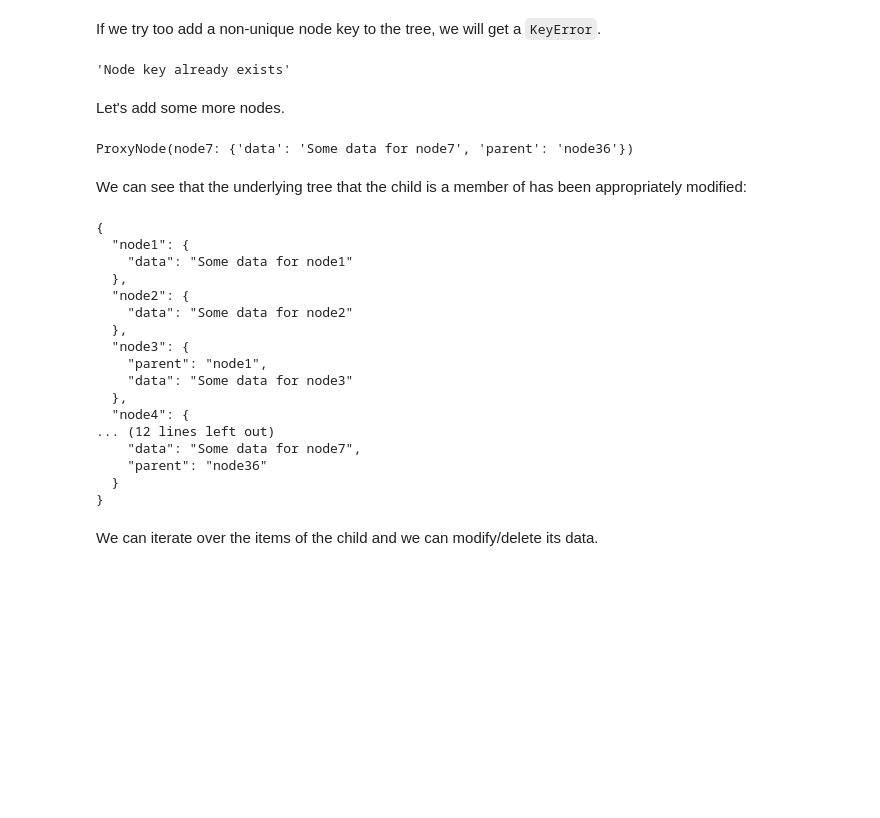
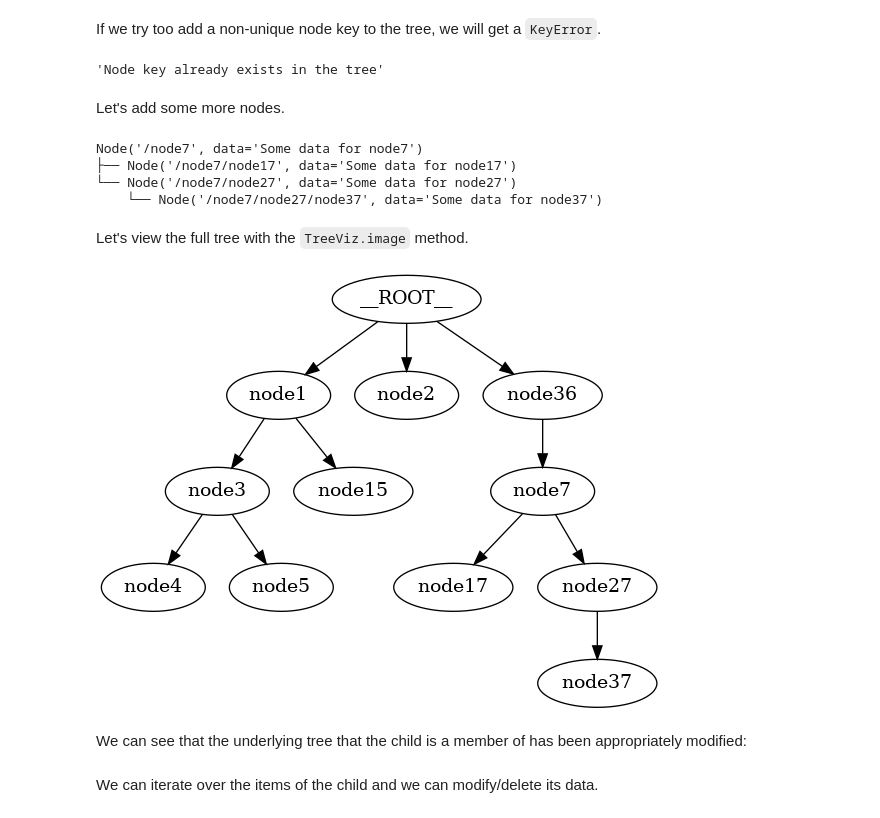
Before and after one commit to queelius/AlgoTree, a Jupyter notebook: dev/test.ipynb, the cells around one changed output. Drawn from its saved outputs; the diff is of its cells as text; code cells hidden in the pictures; blank space fills up the shorter version.

```diff
--- a/dev/test.ipynb
+++ b/dev/test.ipynb
@@ -171,42 +222,35 @@ ProxyNode(node36: {'data': 'Some data for node6', 'parent': 'node1'})
 If we try too add a non-unique node key to the tree, we will get a `KeyError`.
 # %%
 try:
-    child2 = tree.get_node("node1").add_child(key="node2", data="Some data for node6!!!")
+    child2 = tree.get_node("node1").add_child(key="node2", data="Some data for node2!!!")
 except KeyError as e:
     print(e)
 # %% [output]
-'Node key already exists'
+'Node key already exists in the tree'
 # %% [markdown]
 Let's add some more nodes.
-# %%
-
-child7 = child.add_child(key="node7", data="Some data for node7")
-print(child7)
-# %% [output]
-ProxyNode(node7: {'data': 'Some data for node7', 'parent': 'node36'})
+# %%
+
+child7 = child.add_child(key="node7", data="Some data for node7")
+child7.add_child(key="node17", data="Some data for node17")
+child7.add_child(key="node27", data="Some data for node27").add_child(key="node37", data="Some data for node37")
+print(TreeViz.text(child7, node_name=lambda n: n))
+# %% [output]
+Node('/node7', data='Some data for node7')
+├── Node('/node7/node17', data='Some data for node17')
+└── Node('/node7/node27', data='Some data for node27')
+    └── Node('/node7/node27/node37', data='Some data for node37')
+# %% [markdown]
+Let's view the full tree with the `TreeViz.image` method.
+# %%
+TreeViz.image(tree, "big_tree.png")
+from IPython.display import Image
+Image("big_tree.png")
+# %% [output]
+[figure, added]
 # %% [markdown]
 We can see that the underlying tree that the child is a member of has been
 appropriately modified:
-# %%
-print(json.dumps(tree, indent=2))
-# %% [output]
-{
-  "node1": {
-    "data": "Some data for node1"
-  },
-  "node2": {
-    "data": "Some data for node2"
-  },
-  "node3": {
-    "parent": "node1",
-    "data": "Some data for node3"
-  },
-  "node4": {
-... (12 lines left out)
-    "data": "Some data for node7",
-    "parent": "node36"
-  }
-}
 # %% [markdown]
 We can iterate over the items of the child and we can modify/delete its data.
 # %%
```
Also changed, not shown: parts of 69 cells of this notebook, 3 other files.
